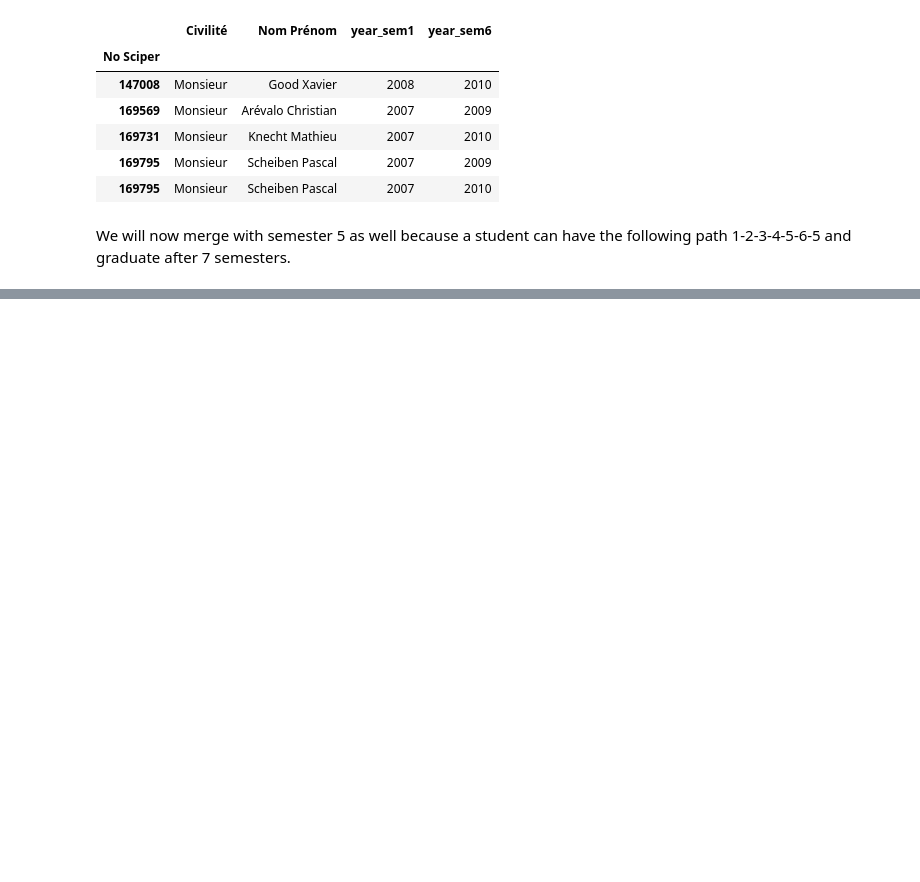
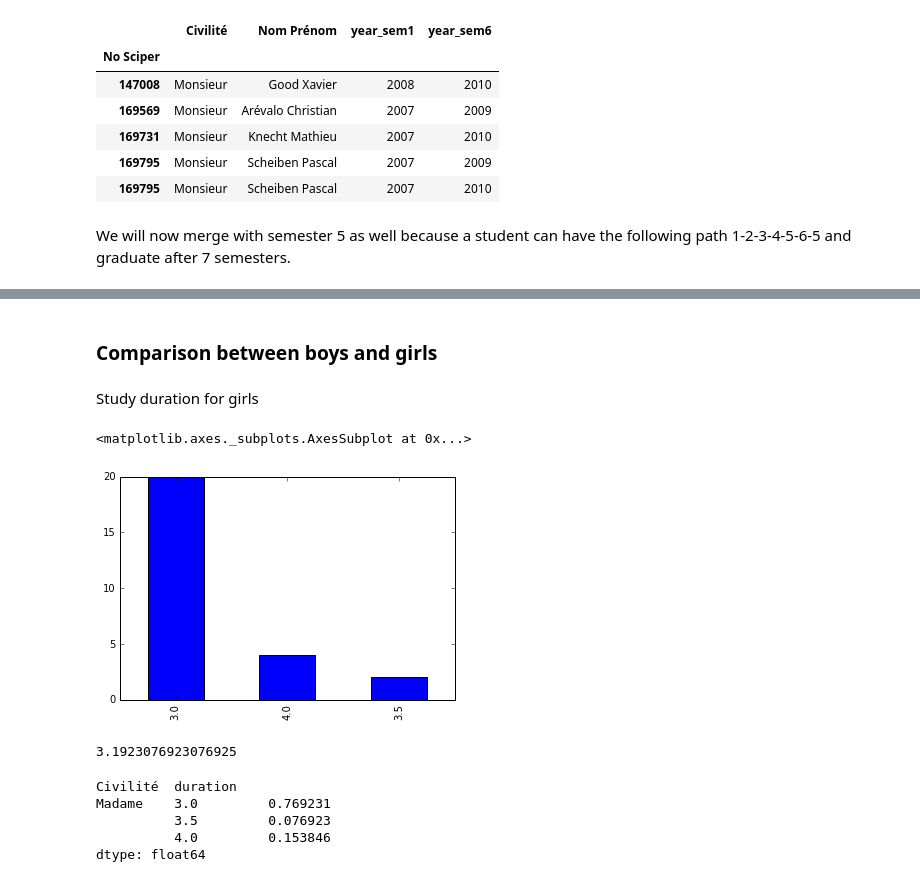
Before and after one commit to cipri-tom/Homework, a Jupyter notebook: 02 - Data from the Web/Data from the web.ipynb, the cells around one changed output, grey strips where cells are left out. Saved outputs shown, nothing was run; the diff lists cells and outputs as text; code cells hidden in the pictures; blank space fills up the shorter version.

```diff
--- a/02 - Data from the Web/Data from the web.ipynb
+++ b/02 - Data from the Web/Data from the web.ipynb
@@ -108,0 +203,22 @@ frame.head()
+# %% [markdown]
+### Comparison between boys and girls
+# %% [markdown]
+Study duration for girls
+# %%
+frame[frame.Civilité == "Madame"]['duration'].value_counts().plot(kind='bar')
+# %% [output]
+<matplotlib.axes._subplots.AxesSubplot at 0x...>
+[figure, added]
+# %%
+frame[frame.Civilité == "Madame"]['duration'].mean()
+# %% [output]
+3.1923076923076925
+# %%
+a = frame[frame.Civilité == "Madame"].groupby([frame.Civilité, frame.duration]).size()
+a/sum(a)
+# %% [output]
+Civilité  duration
+Madame    3.0         0.769231
+          3.5         0.076923
+          4.0         0.153846
+dtype: float64
```
Also changed, not shown: parts of 30 cells of this notebook.
